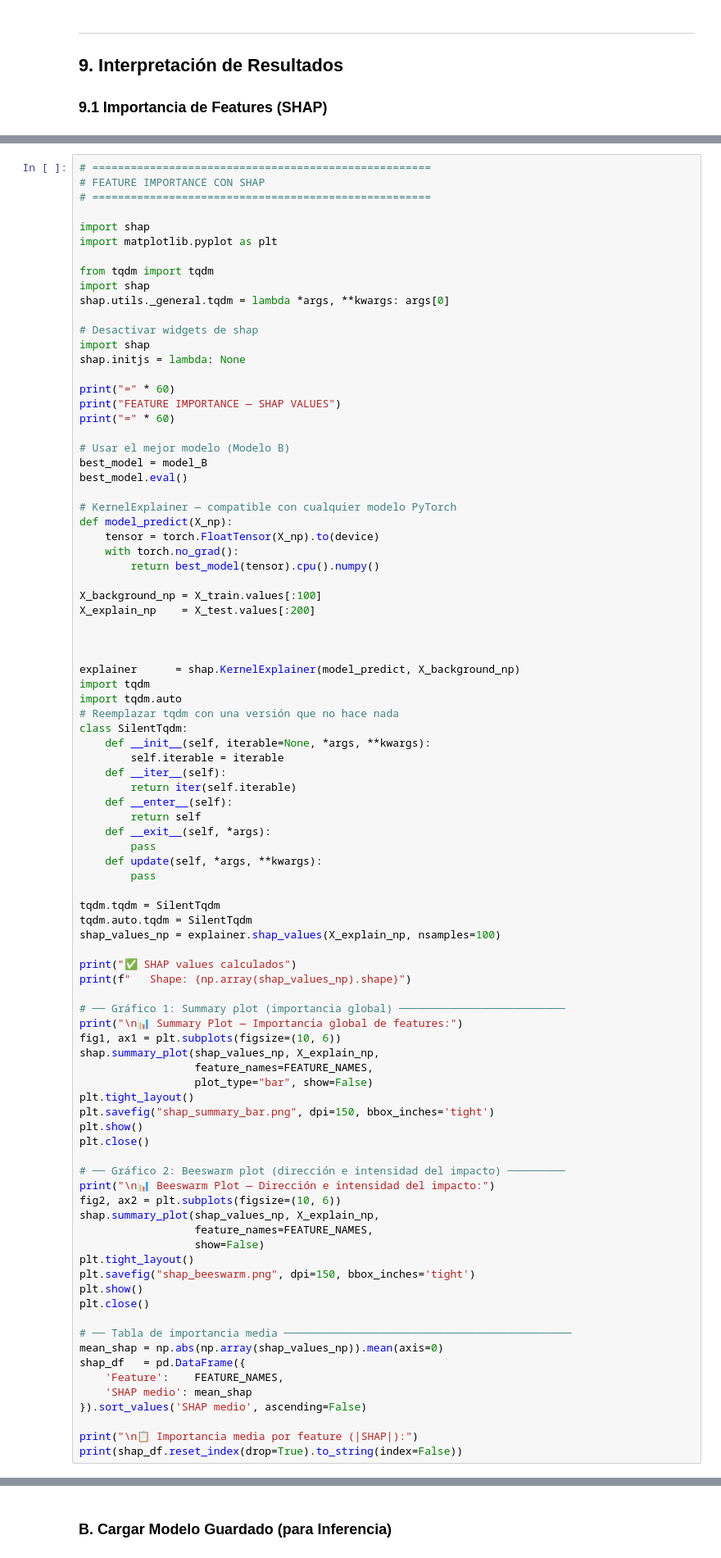
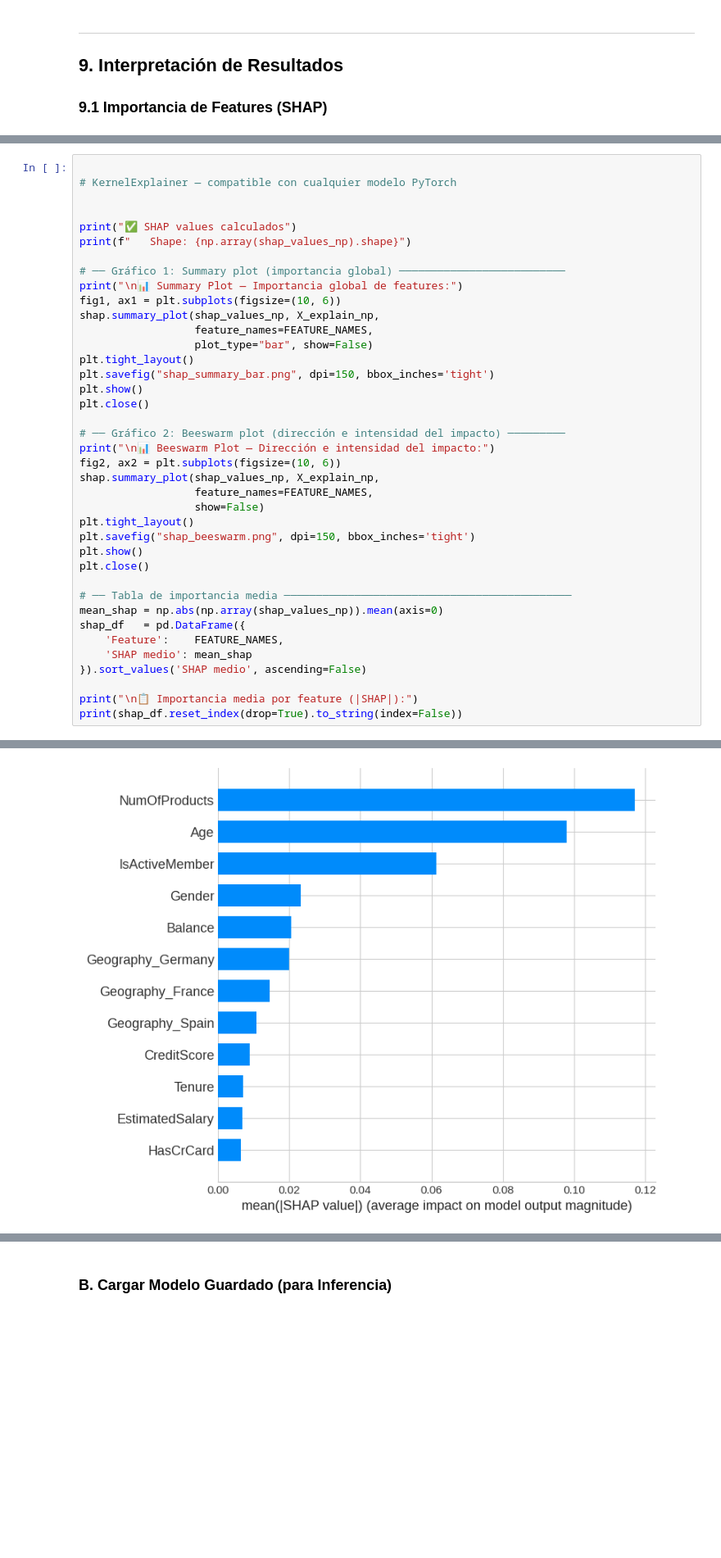
Before and after one commit to NBOZA2808/AML-Final-Boza-Solis-Nelson, a Jupyter notebook: notebooks/final_project.ipynb, the cells around one changed output, grey strips where cells are left out. Shown at 82% size. Cells and saved outputs as stored; diff of their text form; blank space fills up the shorter version.

```diff
--- a/notebooks/final_project.ipynb
+++ b/notebooks/final_project.ipynb
@@ -1672,57 +1699,7 @@ Los modelos de Deep Learning superan a la Regresión Logística (~ 0.77 AUC) y s
 # %%
-# =====================================================
-# FEATURE IMPORTANCE CON SHAP
-# =====================================================
-
-import shap
-import matplotlib.pyplot as plt
-
-from tqdm import tqdm
-import shap
-shap.utils._general.tqdm = lambda *args, **kwargs: args[0]
-
-# Desactivar widgets de shap
-import shap
-shap.initjs = lambda: None
-
-print("=" * 60)
-print("FEATURE IMPORTANCE — SHAP VALUES")
-print("=" * 60)
-
-# Usar el mejor modelo (Modelo B)
-best_model = model_B
-best_model.eval()
 
 # KernelExplainer — compatible con cualquier modelo PyTorch
-def model_predict(X_np):
-    tensor = torch.FloatTensor(X_np).to(device)
-    with torch.no_grad():
-        return best_model(tensor).cpu().numpy()
 
-X_background_np = X_train.values[:100]
-X_explain_np    = X_test.values[:200]
-
-
-
-explainer      = shap.KernelExplainer(model_predict, X_background_np)
-import tqdm
-import tqdm.auto
-# Reemplazar tqdm con una versión que no hace nada
-class SilentTqdm:
-    def __init__(self, iterable=None, *args, **kwargs):
-        self.iterable = iterable
-    def __iter__(self):
-        return iter(self.iterable)
-    def __enter__(self):
-        return self
-    def __exit__(self, *args):
-        pass
-    def update(self, *args, **kwargs):
-        pass
-
-tqdm.tqdm = SilentTqdm
-tqdm.auto.tqdm = SilentTqdm
-shap_values_np = explainer.shap_values(X_explain_np, nsamples=100)
 
 print("✅ SHAP values calculados")
 print(f"   Shape: {np.array(shap_values_np).shape}")
@@ -1764,0 +1743 @@ FEATURE IMPORTANCE — SHAP VALUES
+[figure, new version]
```
Also changed, not shown: parts of 2 cells of this notebook.
